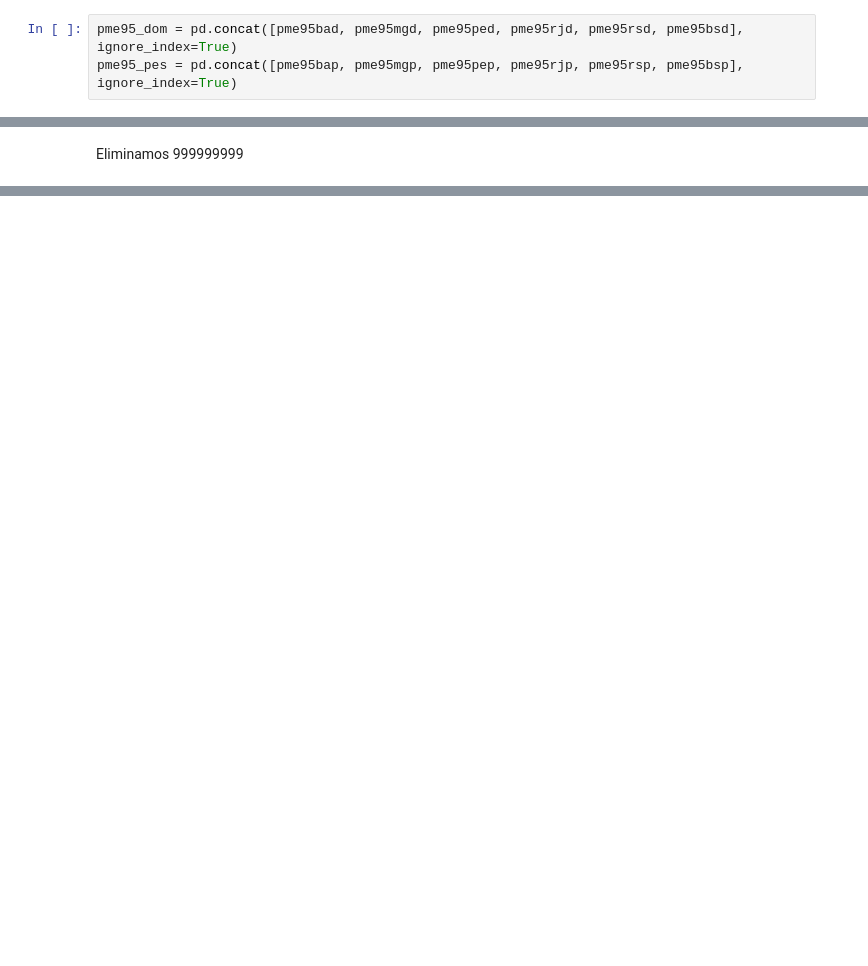
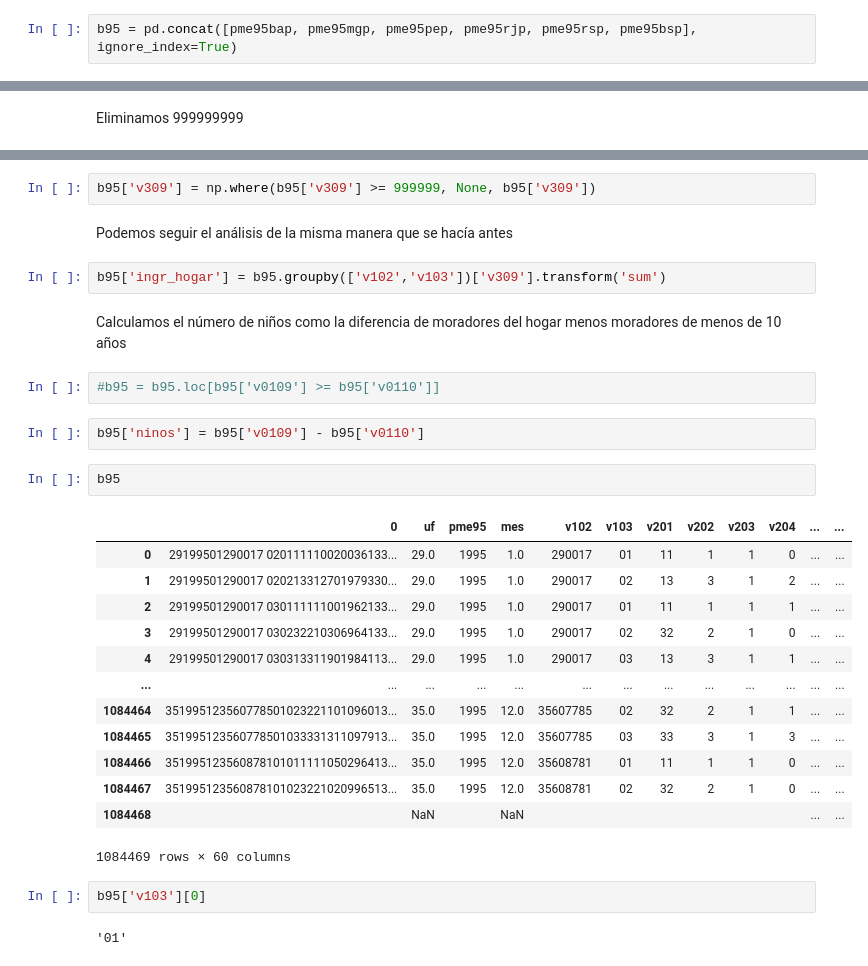
Before and after one commit to oejaramillo/Replicaci-n, a Jupyter notebook: pmeantiga.ipynb, the cells around one changed output, grey strips where cells are left out. Drawn from its saved outputs; the diff is of its cells as text; blank space fills up the shorter version.

Commit message:
pessoas con hogares

```diff
--- a/pmeantiga.ipynb
+++ b/pmeantiga.ipynb
@@ -32,8 +31,7 @@ pme95rjp = pd.read_csv('1995\PME95RJP.TXT', header=None)
 pme95rsp = pd.read_csv('1995\PME95RSP.TXT', header=None)
 pme95bsp = pd.read_csv('1995\PME95SPP.TXT', header=None)
 # %%
-pme95_dom = pd.concat([pme95bad, pme95mgd, pme95ped, pme95rjd, pme95rsd, pme95bsd], ignore_index=True)
-pme95_pes = pd.concat([pme95bap, pme95mgp, pme95pep, pme95rjp, pme95rsp, pme95bsp], ignore_index=True)
+b95 = pd.concat([pme95bap, pme95mgp, pme95pep, pme95rjp, pme95rsp, pme95bsp], ignore_index=True)
 # %%
 def convert_to_int_or_none(value):
     try:
@@ -368,0 +101,32 @@ See the caveats in the documentation: https://pandas.pydata.org/pandas-docs/stab
+# %%
+b95['v309'] = np.where(b95['v309'] >= 999999, None, b95['v309'])
+# %% [markdown]
+Podemos seguir el análisis de la misma manera que se hacía antes
+# %%
+b95['ingr_hogar'] = b95.groupby(['v102','v103'])['v309'].transform('sum')
+# %% [markdown]
+Calculamos el número de niños como la diferencia de moradores del hogar menos moradores de menos de 10 años
+# %%
+#b95 = b95.loc[b95['v0109'] >= b95['v0110']]
+# %%
+b95['ninos'] = b95['v0109'] - b95['v0110']
+# %%
+b95
+# %% [output]
+|  | 0 | uf | pme95 | mes | v102 | v103 | v201 | v202 | v203 | v204 | ... | ... |
+| 0 | 29199501290017 020111110020036133... | 29.0 | 1995 | 1.0 | 290017 | 01 | 11 | 1 | 1 | 0 | ... | ... |
+| 1 | 29199501290017 020213312701979330... | 29.0 | 1995 | 1.0 | 290017 | 02 | 13 | 3 | 1 | 2 | ... | ... |
+| 2 | 29199501290017 030111111001962133... | 29.0 | 1995 | 1.0 | 290017 | 01 | 11 | 1 | 1 | 1 | ... | ... |
+| 3 | 29199501290017 030232210306964133... | 29.0 | 1995 | 1.0 | 290017 | 02 | 32 | 2 | 1 | 0 | ... | ... |
+| 4 | 29199501290017 030313311901984113... | 29.0 | 1995 | 1.0 | 290017 | 03 | 13 | 3 | 1 | 1 | ... | ... |
+| ... | ... | ... | ... | ... | ... | ... | ... | ... | ... | ... | ... | ... |
+| 1084464 | 351995123560778501023221101096013... | 35.0 | 1995 | 12.0 | 35607785 | 02 | 32 | 2 | 1 | 1 | ... | ... |
+| 1084465 | 351995123560778501033331311097913... | 35.0 | 1995 | 12.0 | 35607785 | 03 | 33 | 3 | 1 | 3 | ... | ... |
+| 1084466 | 351995123560878101011111050296413... | 35.0 | 1995 | 12.0 | 35608781 | 01 | 11 | 1 | 1 | 0 | ... | ... |
+| 1084467 | 351995123560878101023221020996513... | 35.0 | 1995 | 12.0 | 35608781 | 02 | 32 | 2 | 1 | 0 | ... | ... |
+| 1084468 |  | NaN |  | NaN |  |  |  |  |  |  | ... | ... |
+1084469 rows × 60 columns
+# %%
+b95['v103'][0]
+# %% [output]
+'01'
```
Also changed, not shown: parts of 62 cells of this notebook.
